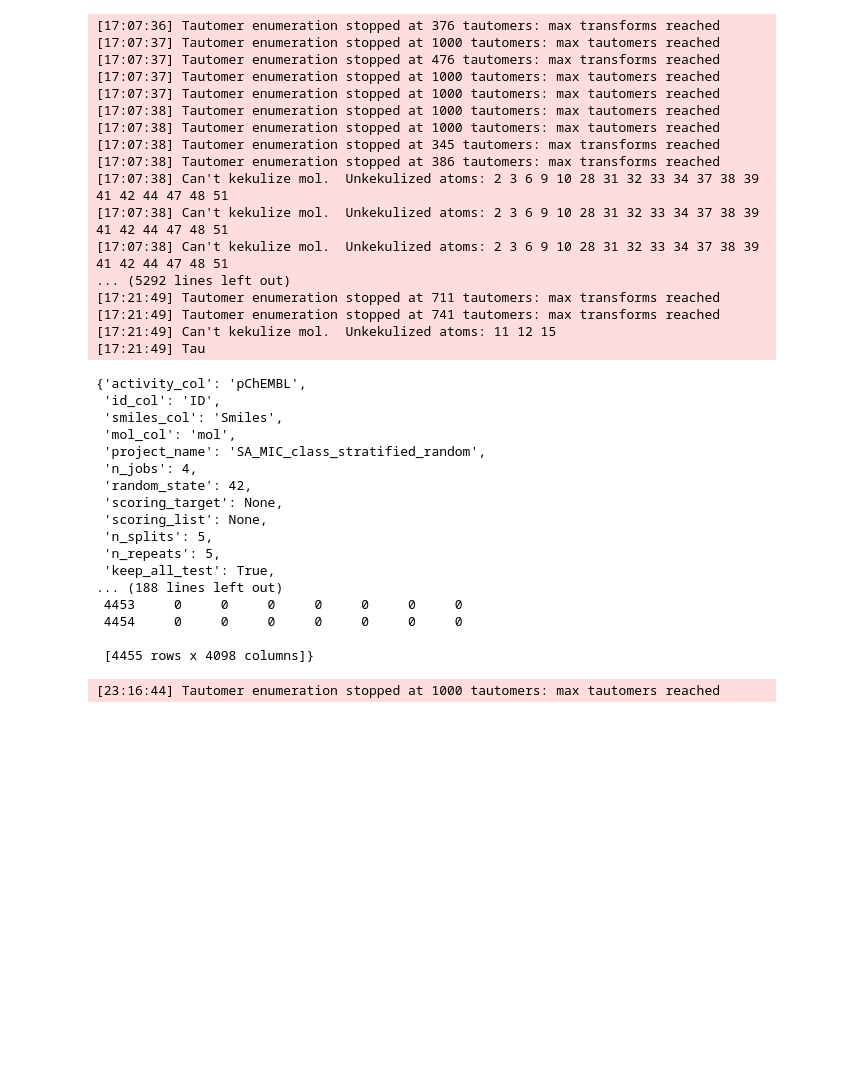
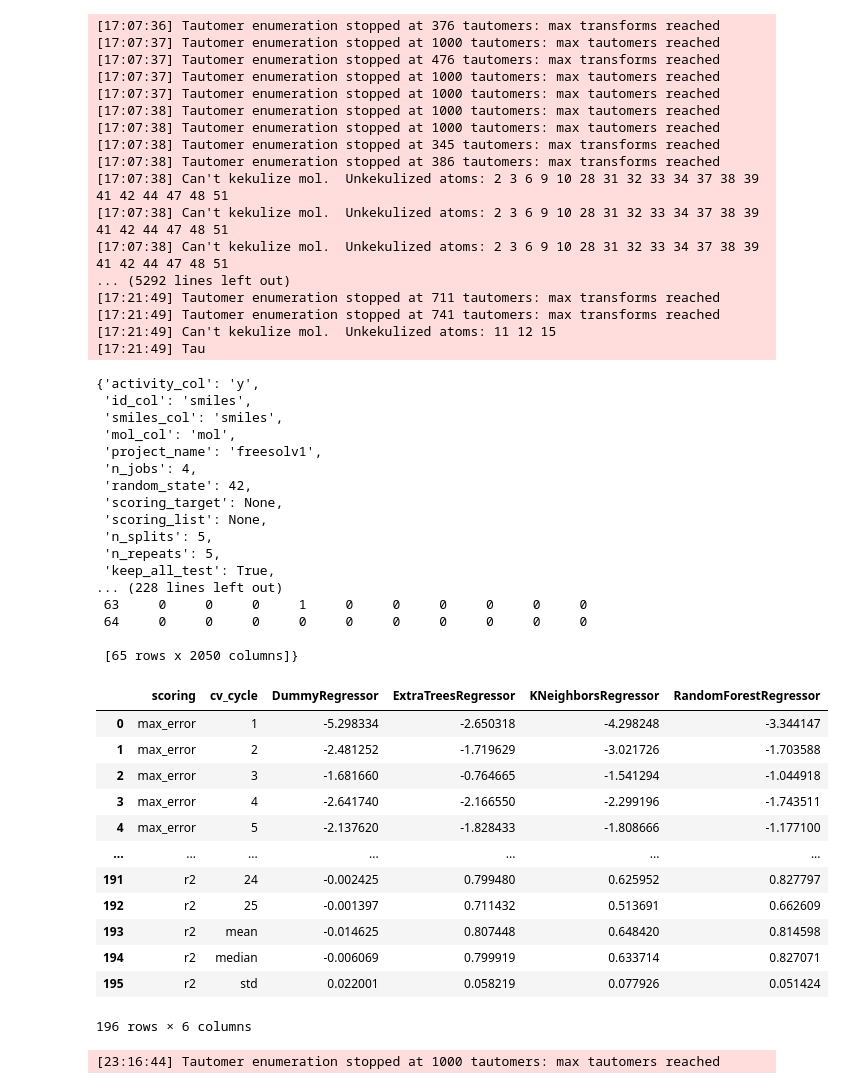
Before and after one commit to Medicine-Artificial-Intelligence/ProQSAR, a Jupyter notebook: .SA.ipynb, the cells around one changed output. Cells and saved outputs as stored; diff of their text form; code cells hidden in the pictures; blank space fills up the shorter version.

```diff
--- a/.SA.ipynb
+++ b/.SA.ipynb
@@ -550,14 +550,14 @@ qsar.run_all(data_dev=sa, data_pred=inhouse, alpha=[0.05, 0.1, 0.2])
 from ProQSAR.qsar import ProQSAR
 
 smiles_col, id_col, activity_col = "Smiles", "ID", "pChEMBL"
-qsar = ProQSAR(activity_col, id_col, smiles_col).load('Project/SA_MIC_class_stratified_random (Copy)/proqsar.pkl')
+qsar = ProQSAR().load_pipeline('Project/freesolv1/proqsar.pkl')
 qsar.__dict__
 # %% [output]
-{'activity_col': 'pChEMBL',
- 'id_col': 'ID',
- 'smiles_col': 'Smiles',
+{'activity_col': 'y',
+ 'id_col': 'smiles',
+ 'smiles_col': 'smiles',
  'mol_col': 'mol',
- 'project_name': 'SA_MIC_class_stratified_random',
+ 'project_name': 'freesolv1',
  'n_jobs': 4,
  'random_state': 42,
  'scoring_target': None,
@@ -565,11 +565,27 @@ qsar.__dict__
  'n_splits': 5,
  'n_repeats': 5,
  'keep_all_test': True,
-... (188 lines left out)
- 4453     0     0     0     0     0     0     0
- 4454     0     0     0     0     0     0     0
+... (228 lines left out)
+ 63     0     0     0     1     0     0     0     0     0     0
+ 64     0     0     0     0     0     0     0     0     0     0
 
- [4455 rows x 4098 columns]}
+ [65 rows x 2050 columns]}
+# %%
+qsar.model_dev.report
+# %% [output]
+|  | scoring | cv_cycle | DummyRegressor | ExtraTreesRegressor | KNeighborsRegressor | RandomForestRegressor |
+| 0 | max_error | 1 | -5.298334 | -2.650318 | -4.298248 | -3.344147 |
+| 1 | max_error | 2 | -2.481252 | -1.719629 | -3.021726 | -1.703588 |
+| 2 | max_error | 3 | -1.681660 | -0.764665 | -1.541294 | -1.044918 |
+| 3 | max_error | 4 | -2.641740 | -2.166550 | -2.299196 | -1.743511 |
+| 4 | max_error | 5 | -2.137620 | -1.828433 | -1.808666 | -1.177100 |
+| ... | ... | ... | ... | ... | ... | ... |
+| 191 | r2 | 24 | -0.002425 | 0.799480 | 0.625952 | 0.827797 |
+| 192 | r2 | 25 | -0.001397 | 0.711432 | 0.513691 | 0.662609 |
+| 193 | r2 | mean | -0.014625 | 0.807448 | 0.648420 | 0.814598 |
+| 194 | r2 | median | -0.006069 | 0.799919 | 0.633714 | 0.827071 |
+| 195 | r2 | std | 0.022001 | 0.058219 | 0.077926 | 0.051424 |
+196 rows × 6 columns
 # %%
 qsar.predict(data_pred=inhouse, alpha=[0.05, 0.1, 0.2])
 # %% [output]
```
Also changed, not shown: parts of 10 cells of this notebook, 2 other files.
